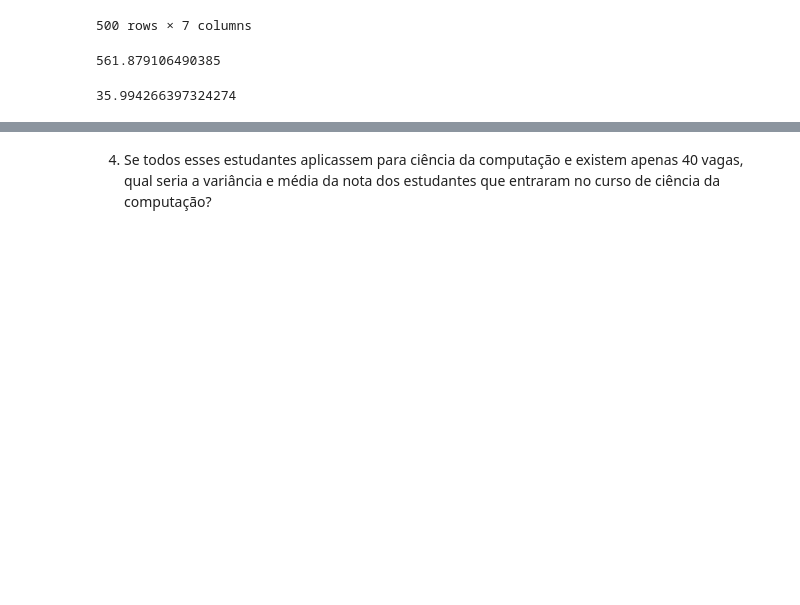
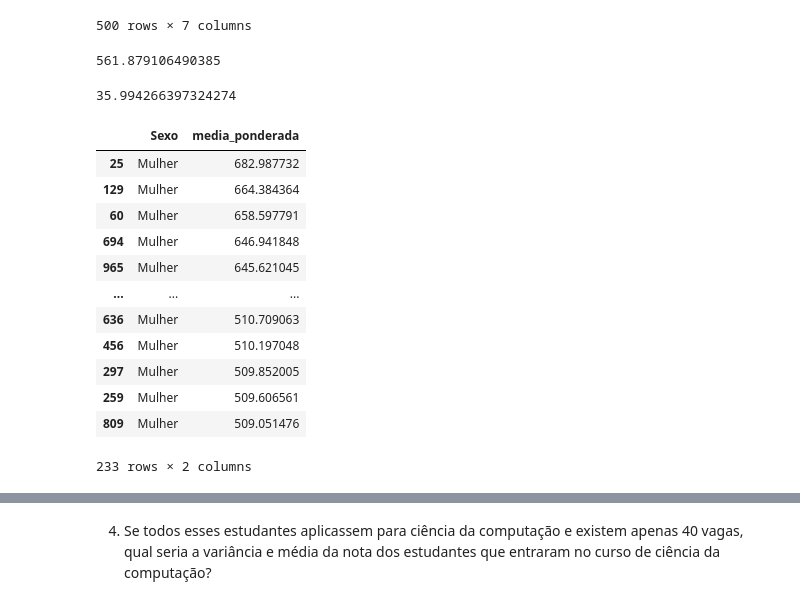
Before and after one commit to mariaelisascovino/Estatistica_python_frequencias_e_medidas, a Jupyter notebook: Frequências_e_Medidas.ipynb, the cells around one changed output, grey strips where cells are left out. Cells and saved outputs as stored; diff of their text form; code cells hidden in the pictures; blank space fills up the shorter version.

```diff
--- a/Frequências_e_Medidas.ipynb
+++ b/Frequências_e_Medidas.ipynb
@@ -257,3 +335,22 @@ desvio_padrao_500 = top_500['media_ponderada'].std()
 desvio_padrao_500
 # %% [output]
 35.994266397324274
+# %%
+# Calculando número de mulheres:
+
+mulher_500 = top_500[top_500['Sexo'] == 'Mulher'][['Sexo', 'media_ponderada']]
+mulher_500
+# %% [output]
+|  | Sexo | media_ponderada |
+| 25 | Mulher | 682.987732 |
+| 129 | Mulher | 664.384364 |
+| 60 | Mulher | 658.597791 |
+| 694 | Mulher | 646.941848 |
+| 965 | Mulher | 645.621045 |
+| ... | ... | ... |
+| 636 | Mulher | 510.709063 |
+| 456 | Mulher | 510.197048 |
+| 297 | Mulher | 509.852005 |
+| 259 | Mulher | 509.606561 |
+| 809 | Mulher | 509.051476 |
+233 rows × 2 columns
```
Also changed, not shown: parts of 47 cells of this notebook.
